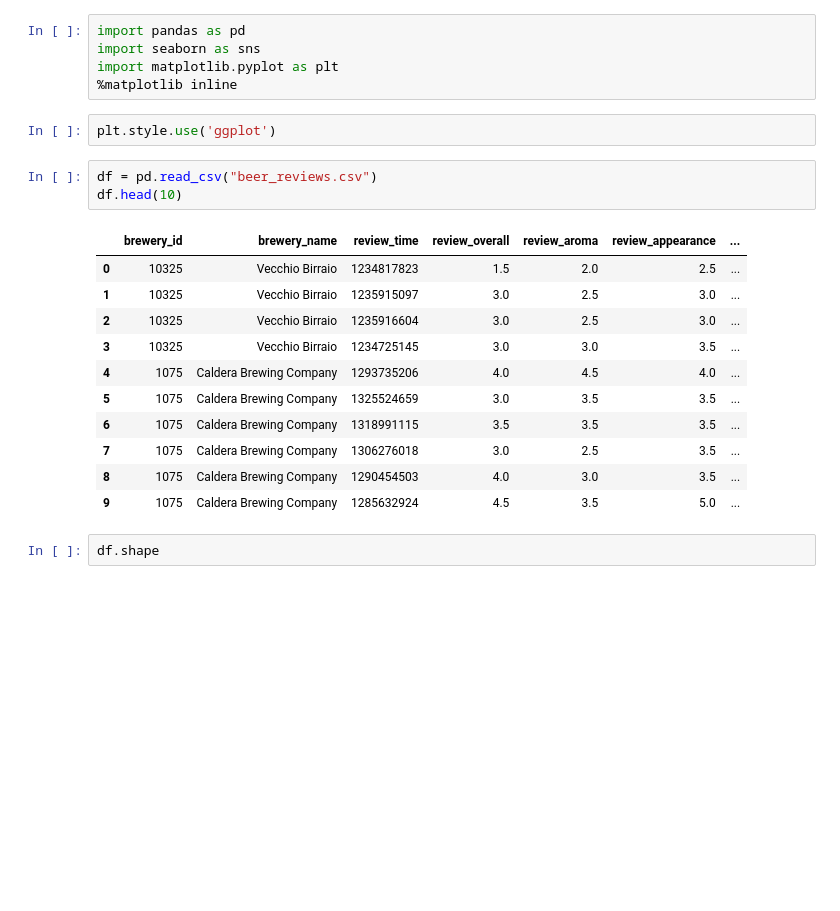
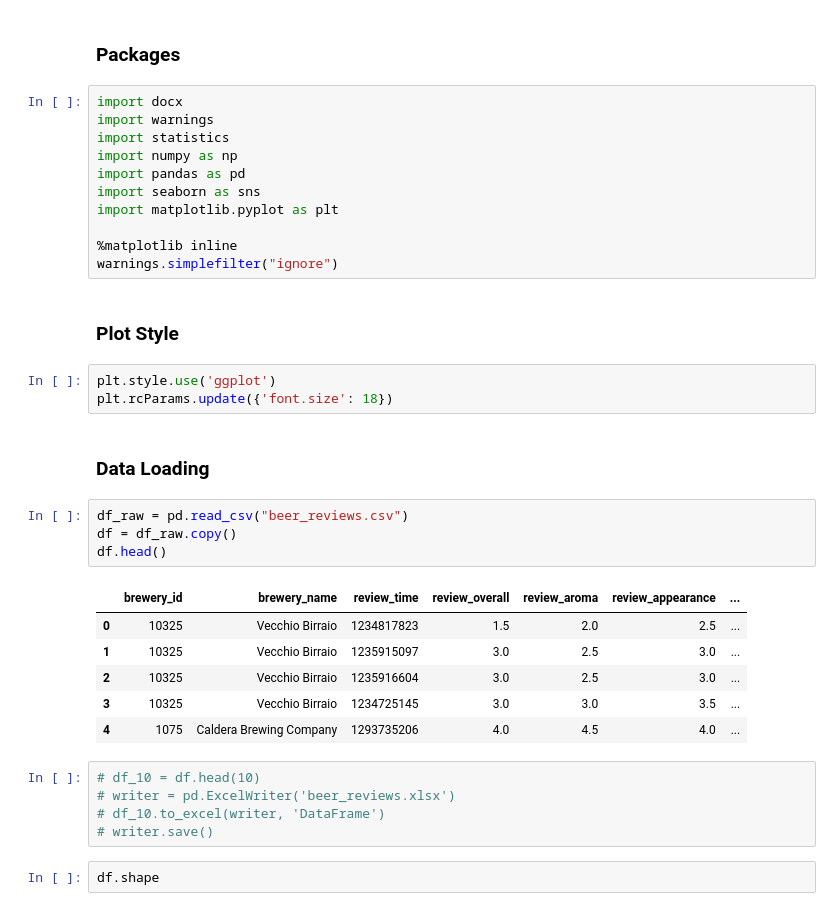
Before and after one commit to bulatkhamitov/Business-Seminar, a Jupyter notebook: beer_reviews.ipynb, the cells around one changed output. Drawn from its saved outputs; the diff is of its cells as text; blank space fills up the shorter version.

Commit message:
Add basic exploratory data analysis

```diff
--- a/beer_reviews.ipynb
+++ b/beer_reviews.ipynb
@@ -1,25 +1,39 @@
+# %% [markdown]
+### Packages
 # %%
+import docx
+import warnings
+import statistics
+import numpy as np
 import pandas as pd
 import seaborn as sns
 import matplotlib.pyplot as plt
+
 %matplotlib inline
+warnings.simplefilter("ignore")
+# %% [markdown]
+### Plot Style
 # %%
 plt.style.use('ggplot')
+plt.rcParams.update({'font.size': 18})
+# %% [markdown]
+### Data Loading
 # %%
-df = pd.read_csv("beer_reviews.csv")
-df.head(10)
+df_raw = pd.read_csv("beer_reviews.csv")
+df = df_raw.copy()
+df.head()
 # %% [output]
 |  | brewery_id | brewery_name | review_time | review_overall | review_aroma | review_appearance | ... |
 | 0 | 10325 | Vecchio Birraio | 1234817823 | 1.5 | 2.0 | 2.5 | ... |
 | 1 | 10325 | Vecchio Birraio | 1235915097 | 3.0 | 2.5 | 3.0 | ... |
 | 2 | 10325 | Vecchio Birraio | 1235916604 | 3.0 | 2.5 | 3.0 | ... |
 | 3 | 10325 | Vecchio Birraio | 1234725145 | 3.0 | 3.0 | 3.5 | ... |
 | 4 | 1075 | Caldera Brewing Company | 1293735206 | 4.0 | 4.5 | 4.0 | ... |
-| 5 | 1075 | Caldera Brewing Company | 1325524659 | 3.0 | 3.5 | 3.5 | ... |
-| 6 | 1075 | Caldera Brewing Company | 1318991115 | 3.5 | 3.5 | 3.5 | ... |
-| 7 | 1075 | Caldera Brewing Company | 1306276018 | 3.0 | 2.5 | 3.5 | ... |
-| 8 | 1075 | Caldera Brewing Company | 1290454503 | 4.0 | 3.0 | 3.5 | ... |
-| 9 | 1075 | Caldera Brewing Company | 1285632924 | 4.5 | 3.5 | 5.0 | ... |
+# %%
+# df_10 = df.head(10)
+# writer = pd.ExcelWriter('beer_reviews.xlsx')
+# df_10.to_excel(writer, 'DataFrame')
+# writer.save()
 # %%
 df.shape
 # %% [output]
```
Also changed, not shown: parts of 45 cells of this notebook, 8 other files.
